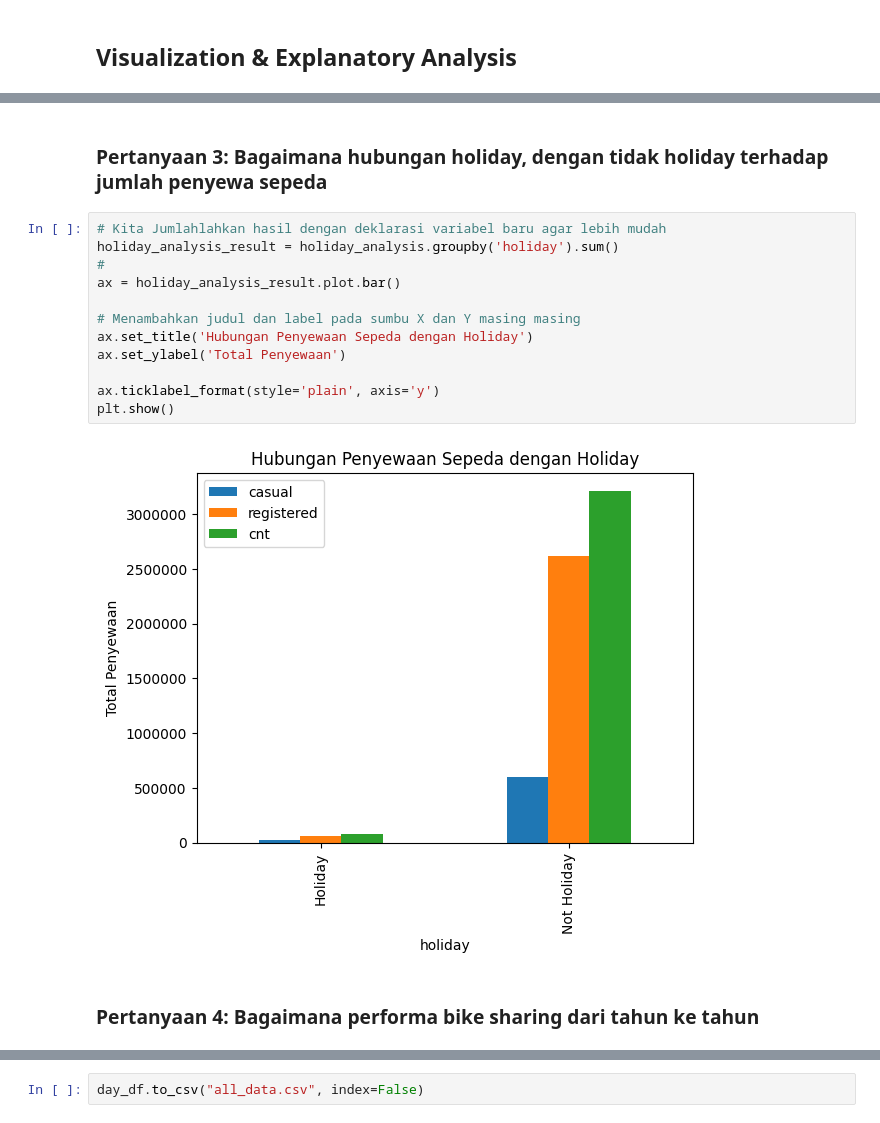
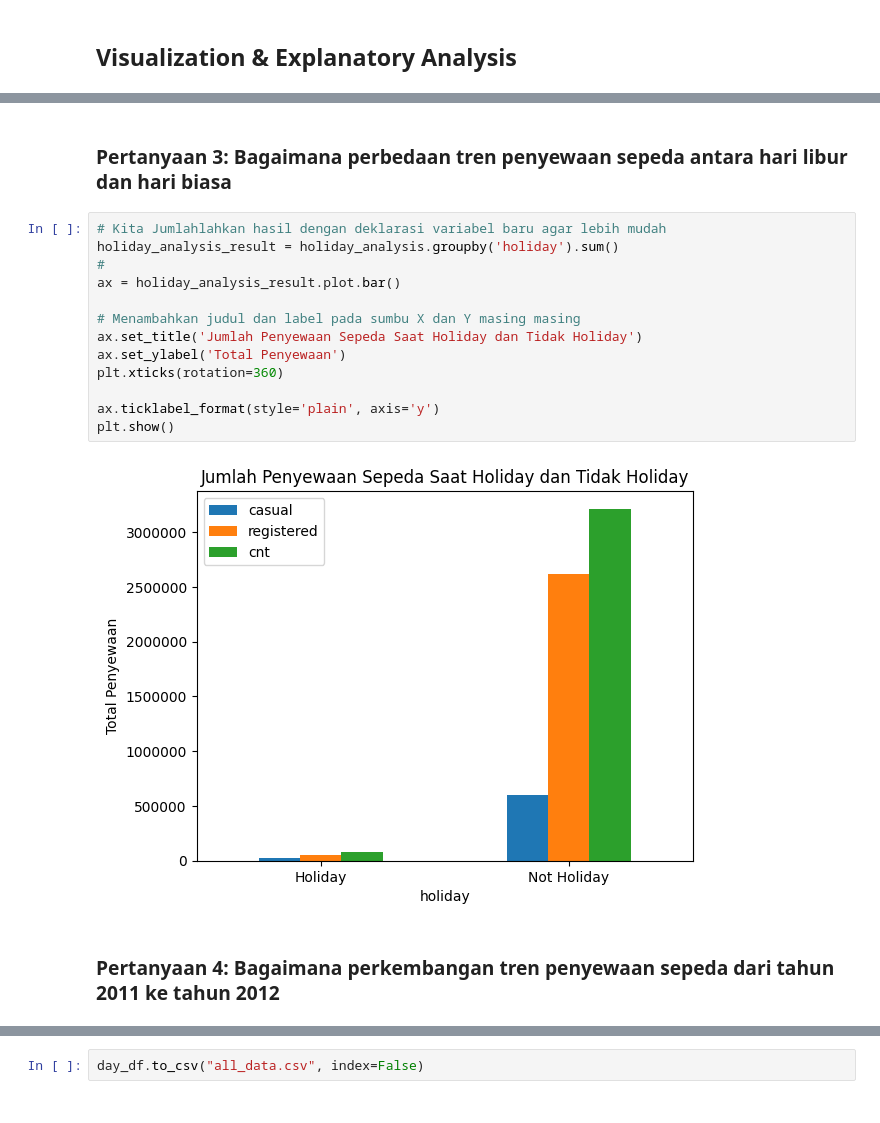
Before and after one commit to FarhanArfa0905/AnalisisDataPythonBikeSharing, a Jupyter notebook: Proyek_Analisis_Data.ipynb, the cells around one changed output, grey strips where cells are left out. Drawn from its saved outputs; the diff is of its cells as text.

```diff
--- a/Proyek_Analisis_Data.ipynb
+++ b/Proyek_Analisis_Data.ipynb
@@ -582,21 +619,22 @@ plt.show()
-# %% [markdown]
-### Pertanyaan 3: Bagaimana hubungan holiday, dengan tidak holiday terhadap jumlah penyewa sepeda
+# %% [markdown]
+### Pertanyaan 3: Bagaimana perbedaan tren penyewaan sepeda antara hari libur dan hari biasa
 # %%
 # Kita Jumlahlahkan hasil dengan deklarasi variabel baru agar lebih mudah
 holiday_analysis_result = holiday_analysis.groupby('holiday').sum()
 #
 ax = holiday_analysis_result.plot.bar()
 
 # Menambahkan judul dan label pada sumbu X dan Y masing masing
-ax.set_title('Hubungan Penyewaan Sepeda dengan Holiday')
+ax.set_title('Jumlah Penyewaan Sepeda Saat Holiday dan Tidak Holiday')
 ax.set_ylabel('Total Penyewaan')
+plt.xticks(rotation=360)
 
 ax.ticklabel_format(style='plain', axis='y')
 plt.show()
 # %% [output]
-[figure, old version]
+[figure, new version]
 # %% [markdown]
-### Pertanyaan 4: Bagaimana performa bike sharing dari tahun ke tahun
+### Pertanyaan 4: Bagaimana perkembangan tren penyewaan sepeda dari tahun 2011 ke tahun 2012
 # %%
 year_analysis_result = result
 
```
Also changed, not shown: parts of 18 cells of this notebook, 3 other files.
